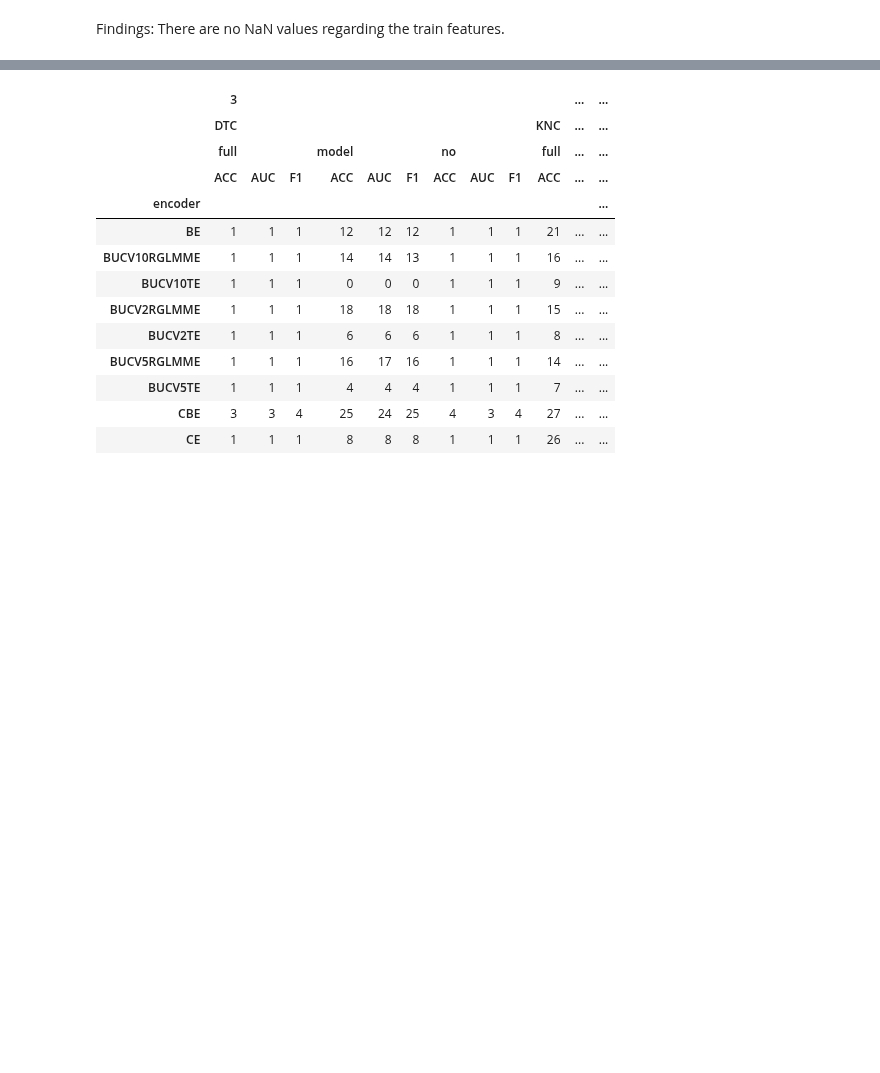
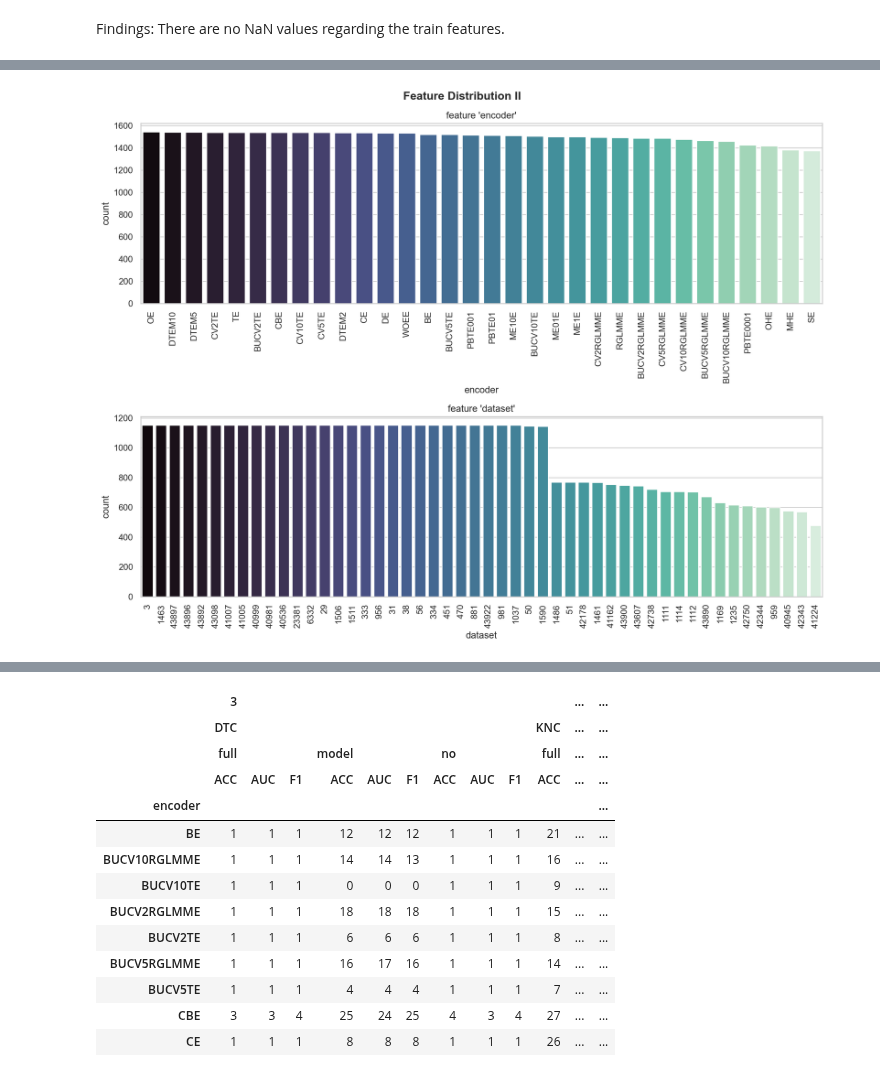
Before and after one commit to nina-prog/meta-learning-for-encoder-selection, a Jupyter notebook: notebooks/week08/week08-data-exploration.ipynb, the cells around one changed output, grey strips where cells are left out. Saved outputs shown, nothing was run; the diff lists cells and outputs as text; code cells hidden in the pictures; blank space fills up the shorter version.

```diff
--- a/notebooks/week08/week08-data-exploration.ipynb
+++ b/notebooks/week08/week08-data-exploration.ipynb
@@ -75,0 +154,23 @@ Scoring:
+# %%
+%%time
+df = data[["encoder", "dataset"]]
+# Define the number of columns and rows for the subplot grid
+ncols = 1
+nrows = (df.shape[1] // ncols) + (1 if df.shape[1] % ncols != 0 else 0)
+
+# Create a figure and subplots with the specified dimensions
+fig, axes = plt.subplots(nrows=nrows, ncols=ncols, figsize=(13, 10))
+fig.suptitle('Feature Distribution II', fontweight='bold')
+
+# Loop over each column in the dataframe and plot its distribution
+for i, (col, ax) in enumerate(zip(df.columns, axes.flatten())):
+    sns.countplot(x=col, data=df, ax=ax, order=df[col].value_counts().index, palette="mako")
+    ax.set_title("feature "+ "'" + col + "'")
+    ax.set_ylabel("count")
+    # Rotate x-labels
+    plt.setp(ax.get_xticklabels(), rotation=90)
+
+plt.tight_layout()
+plt.show()
+# %% [output]
+[figure, added]
```
Also changed, not shown: parts of 23 cells of this notebook.
